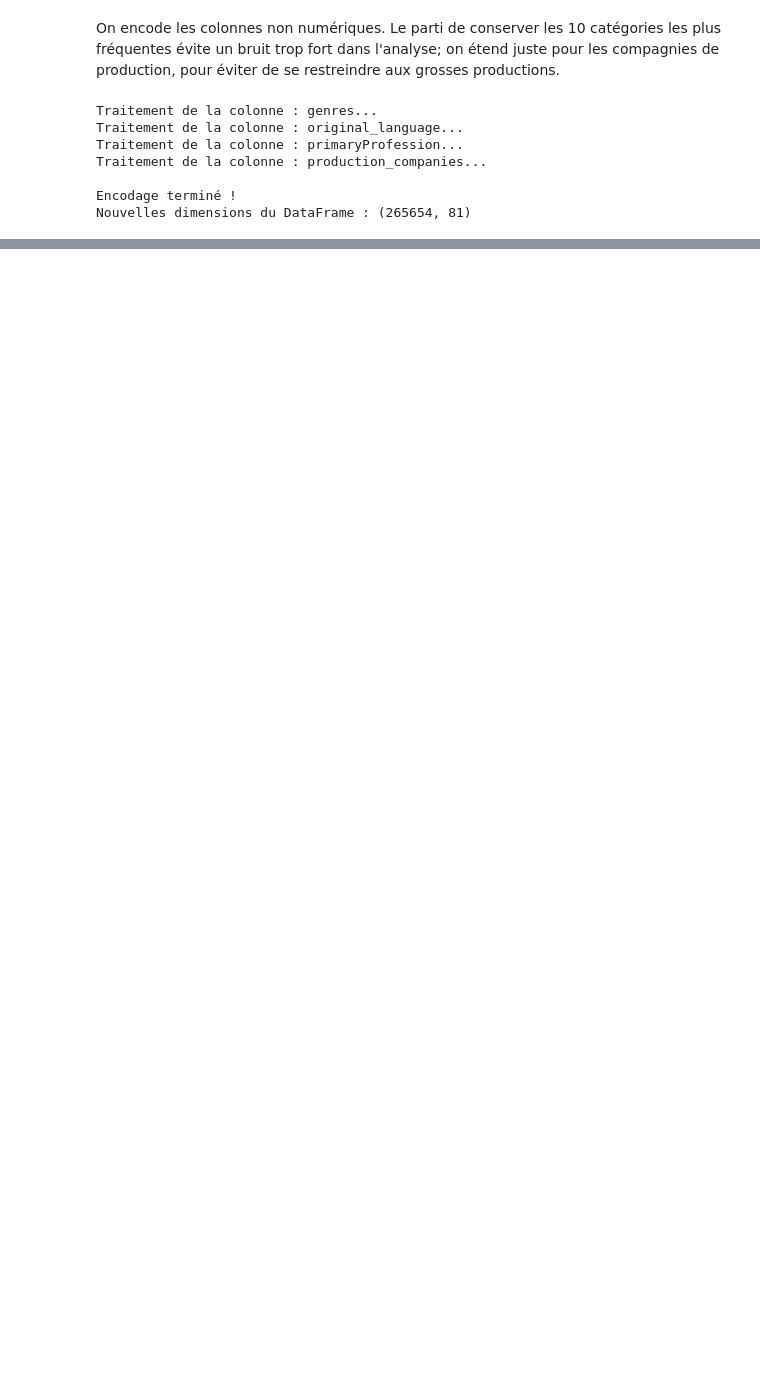
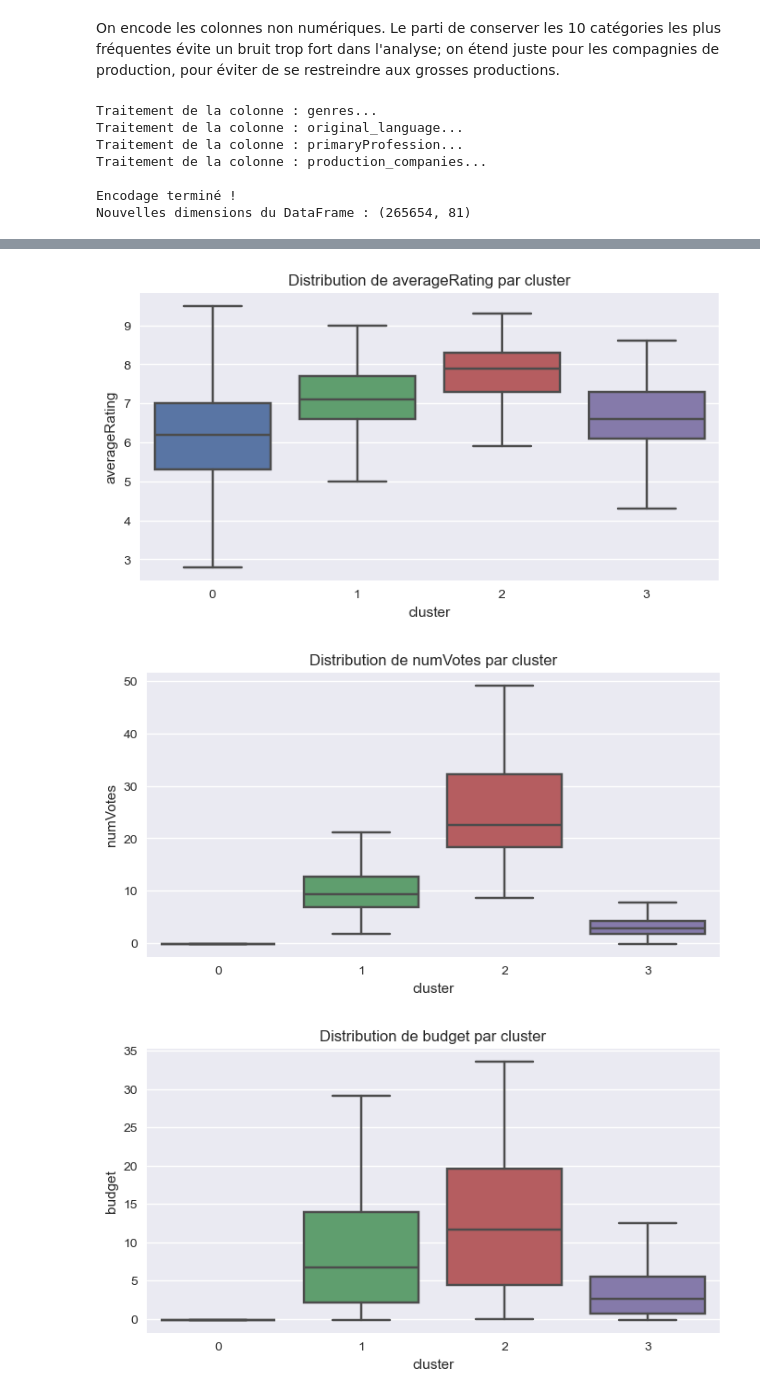
Before and after one commit to enzo-joly/projet_python_films, a Jupyter notebook: Data analysis/analysis_IMDB_ratings.ipynb, the cells around one changed output, grey strips where cells are left out. Cells and saved outputs as stored; diff of their text form; code cells hidden in the pictures; blank space fills up the shorter version.

```diff
--- a/Data analysis/analysis_IMDB_ratings.ipynb
+++ b/Data analysis/analysis_IMDB_ratings.ipynb
@@ -507,0 +725,12 @@ Nouvelles dimensions du DataFrame : (265654, 81)
+# %%
+vars_to_check=['averageRating','numVotes','budget','revenue']
+
+for var in vars_to_check:
+    plt.figure(figsize=(8,4))
+    sns.boxplot(x='cluster',y=var,data=df_test,showfliers=False)
+    plt.title(f"Distribution de {var} par cluster")
+    plt.show()
+# %% [output]
+[figure, added]
+[figure, added]
+[figure, added]
```
Also changed, not shown: parts of 17 cells of this notebook.
